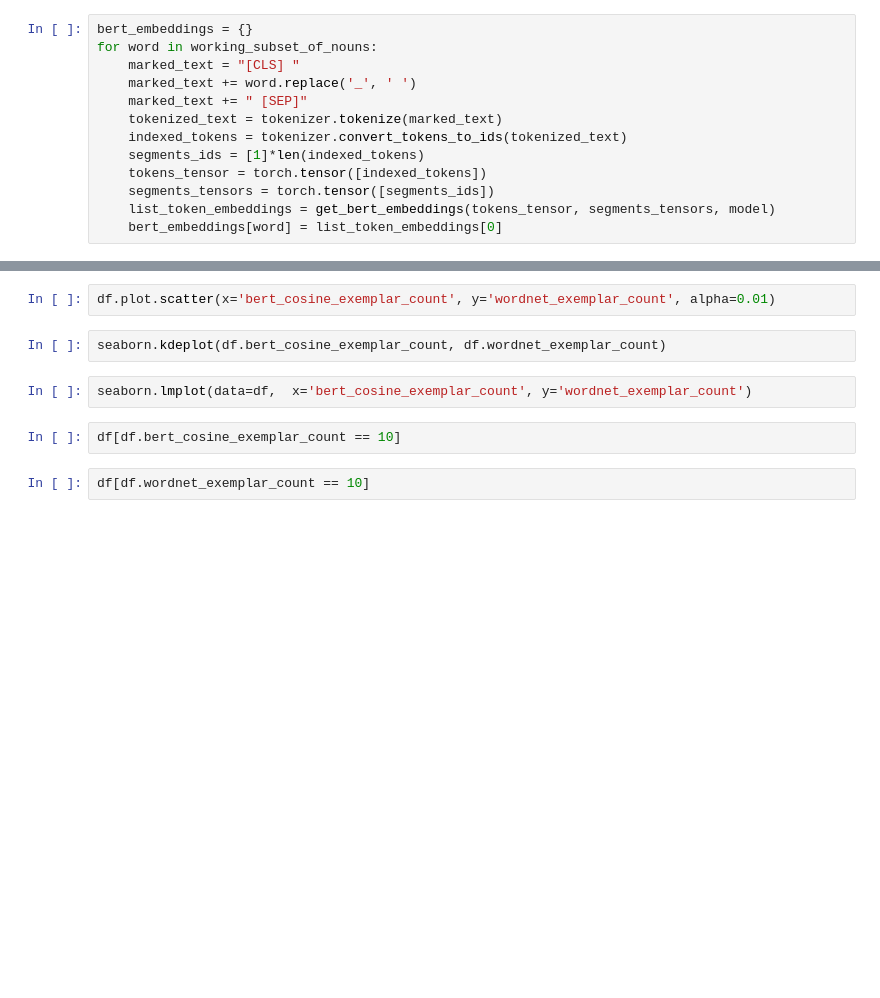
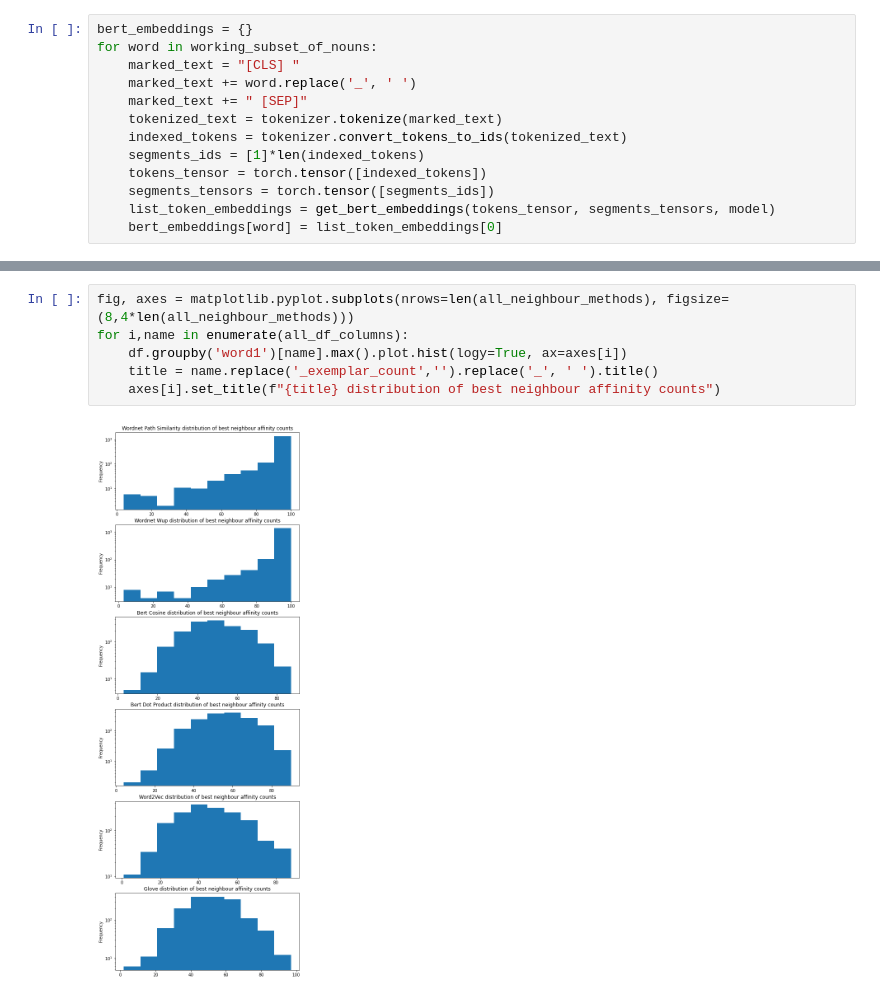
Before and after one commit to solresol/cross-embedding-clustering, a Jupyter notebook: embeddings-experiment.ipynb, the cells around one changed output, grey strips where cells are left out. Drawn from its saved outputs; the diff is of its cells as text; blank space fills up the shorter version.

```diff
--- a/embeddings-experiment.ipynb
+++ b/embeddings-experiment.ipynb
@@ -177,10 +385,8 @@ axes[1].set_title("Wordnet distribution of neighbour affinity counts")
-# %%
-df.plot.scatter(x='bert_cosine_exemplar_count', y='wordnet_exemplar_count', alpha=0.01)
-# %%
-seaborn.kdeplot(df.bert_cosine_exemplar_count, df.wordnet_exemplar_count)
-# %%
-seaborn.lmplot(data=df,  x='bert_cosine_exemplar_count', y='wordnet_exemplar_count')
-# %%
-df[df.bert_cosine_exemplar_count == 10]
-# %%
-df[df.wordnet_exemplar_count == 10]
+# %%
+fig, axes = matplotlib.pyplot.subplots(nrows=len(all_neighbour_methods), figsize=(8,4*len(all_neighbour_methods)))
+for i,name in enumerate(all_df_columns):
+    df.groupby('word1')[name].max().plot.hist(logy=True, ax=axes[i])
+    title = name.replace('_exemplar_count','').replace('_', ' ').title()
+    axes[i].set_title(f"{title} distribution of best neighbour affinity counts")
+# %% [output]
+[figure, added]
```
Also changed, not shown: parts of 37 cells of this notebook.
